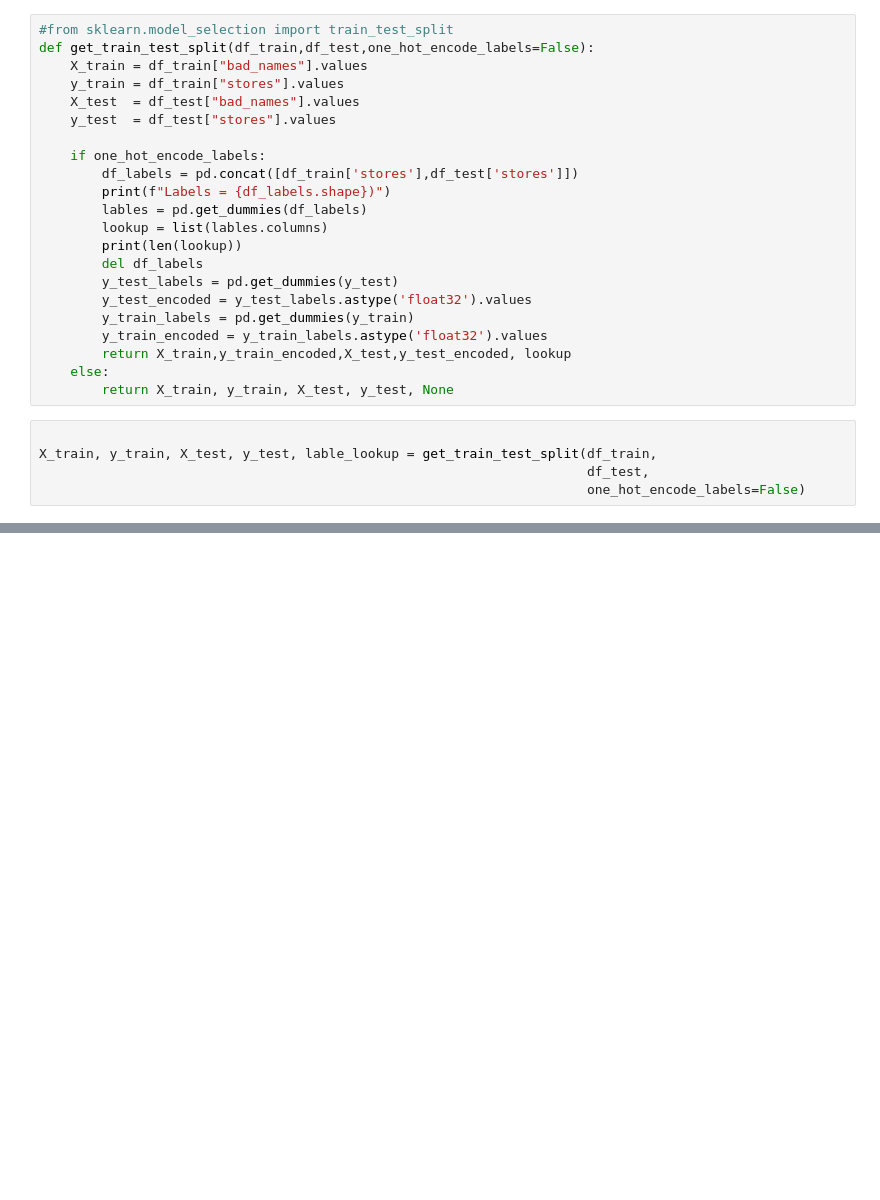
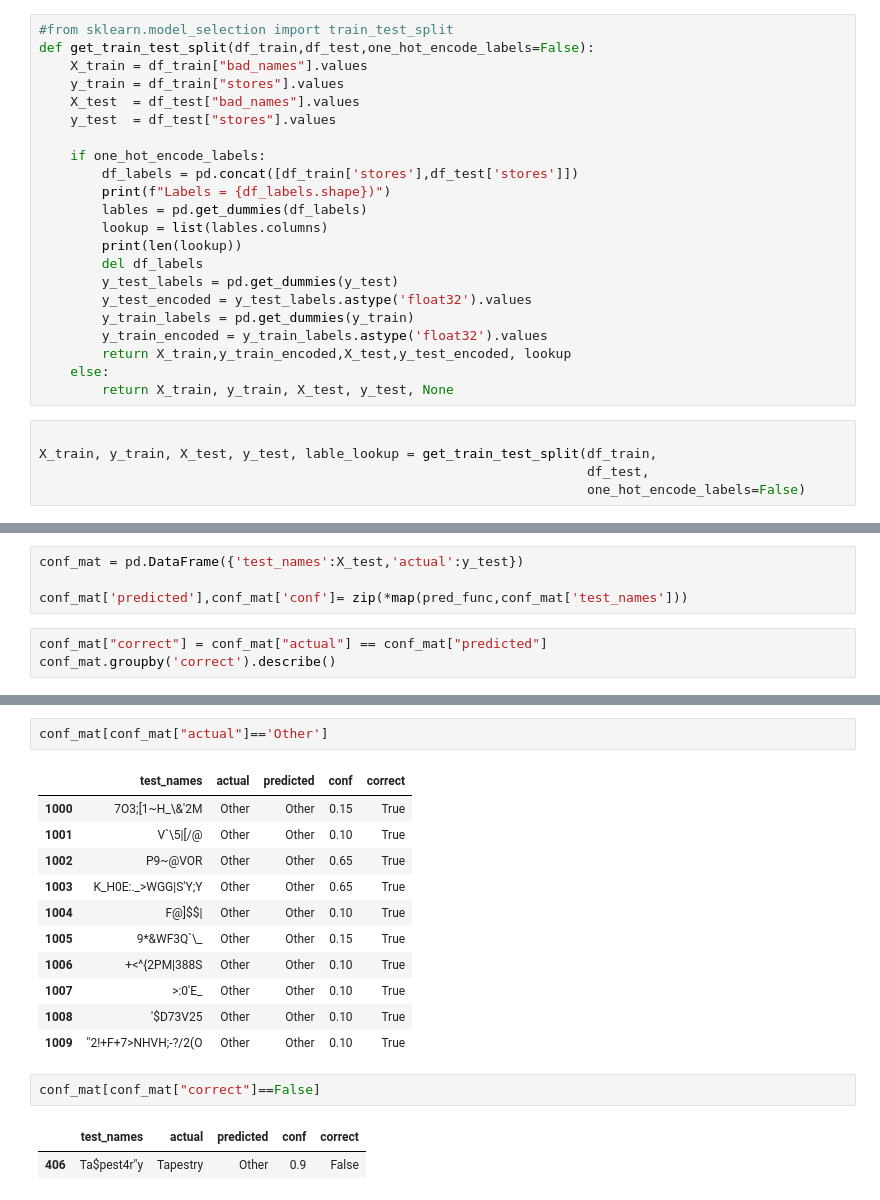
Before and after one commit to mihirsaurkar/ML-apps, a Jupyter notebook: Store_Classification/Store Classifier KNN.ipynb, the cells around one changed output, grey strips where cells are left out. Saved outputs shown, nothing was run; the diff lists cells and outputs as text; blank space fills up the shorter version.

```diff
--- a/Store_Classification/Store Classifier KNN.ipynb
+++ b/Store_Classification/Store Classifier KNN.ipynb
@@ -383,0 +445,7 @@ array(['Target'], dtype=object)
+# %%
+conf_mat = pd.DataFrame({'test_names':X_test,'actual':y_test})
+
+conf_mat['predicted'],conf_mat['conf']= zip(*map(pred_func,conf_mat['test_names']))
+# %%
+conf_mat["correct"] = conf_mat["actual"] == conf_mat["predicted"]
+conf_mat.groupby('correct').describe()
@@ -383,0 +458,19 @@ array(['Target'], dtype=object)
+# %%
+conf_mat[conf_mat["actual"]=='Other']
+# %% [output]
+|  | test_names | actual | predicted | conf | correct |
+| 1000 | 7O3;[1~H_\&'2M | Other | Other | 0.15 | True |
+| 1001 | V`\5|[/@ | Other | Other | 0.10 | True |
+| 1002 | P9~@VOR | Other | Other | 0.65 | True |
+| 1003 | K_H0E:._>WGG|S'Y;Y | Other | Other | 0.65 | True |
+| 1004 | F@]$$| | Other | Other | 0.10 | True |
+| 1005 | 9*&WF3Q`\_ | Other | Other | 0.15 | True |
+| 1006 | +<^{2PM|388S | Other | Other | 0.10 | True |
+| 1007 | >:0'E_ | Other | Other | 0.10 | True |
+| 1008 | '$D73V25 | Other | Other | 0.10 | True |
+| 1009 | "2!+F+7>NHVH;-?/2(O | Other | Other | 0.10 | True |
+# %%
+conf_mat[conf_mat["correct"]==False]
+# %% [output]
+|  | test_names | actual | predicted | conf | correct |
+| 406 | Ta$pest4r"y | Tapestry | Other | 0.9 | False |
```
Also changed, not shown: parts of 29 cells of this notebook.
